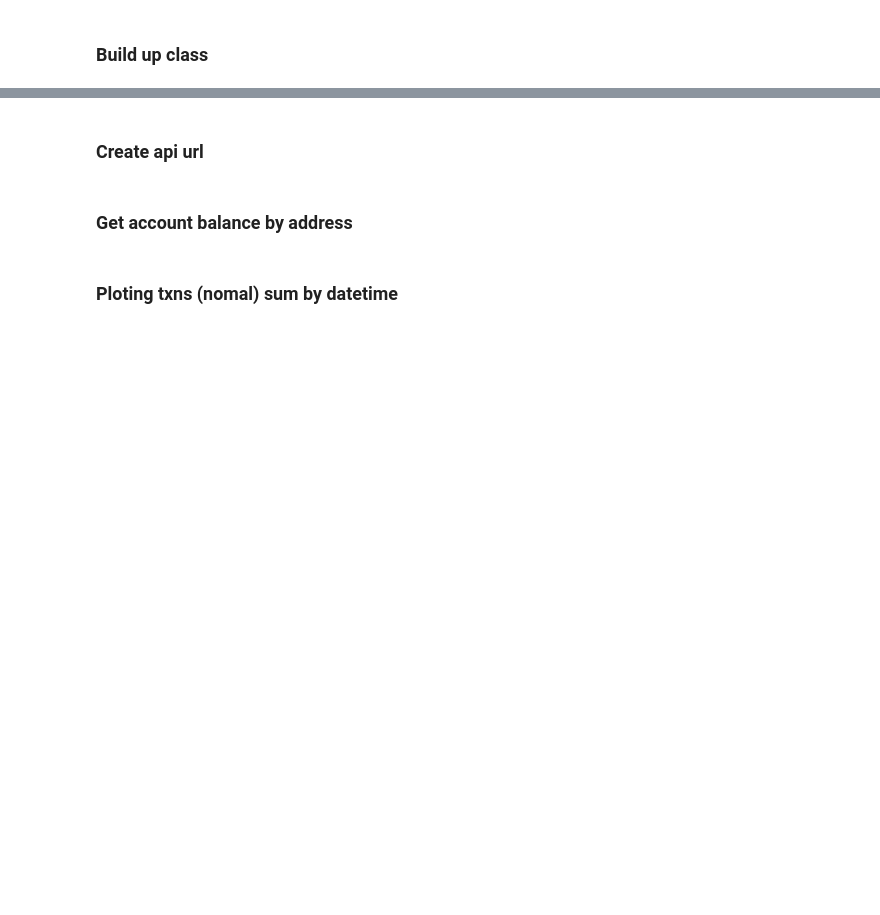
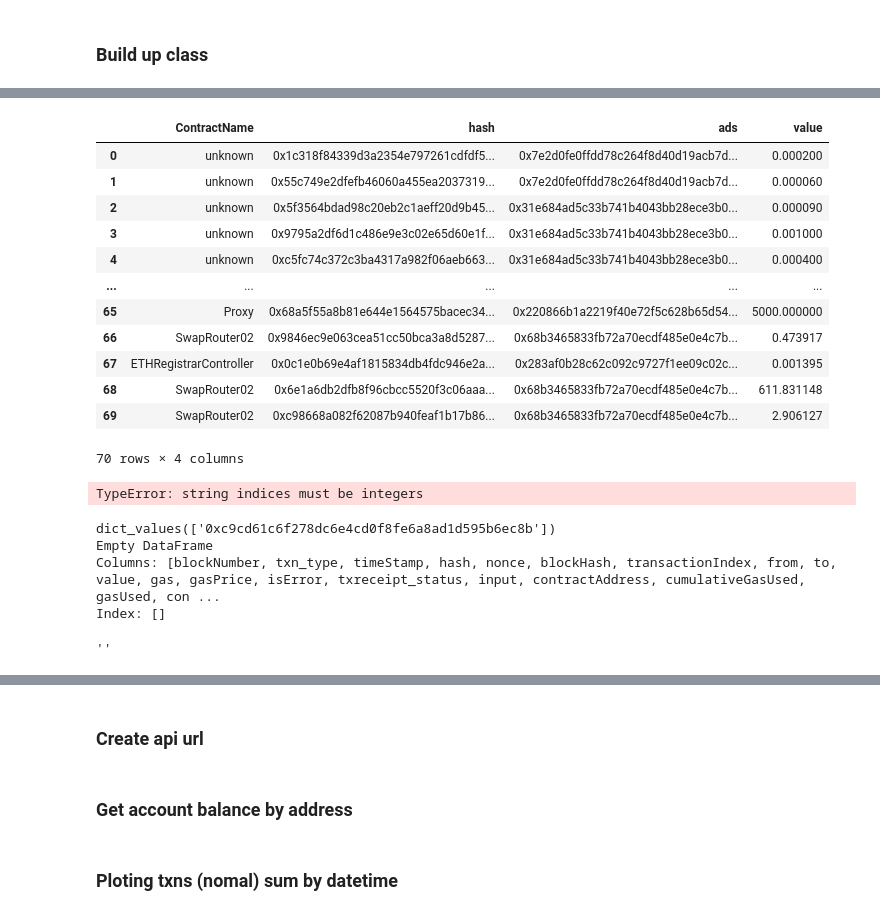
Before and after one commit to j20963j2000/etherscan_analysis_streamlit, a Jupyter notebook: notebook/etherscan_analysis.ipynb, the cells around one changed output, grey strips where cells are left out. Saved outputs shown, nothing was run; the diff lists cells and outputs as text; code cells hidden in the pictures; blank space fills up the shorter version.

Commit message:
add config.py, contract_df related functions

```diff
--- a/notebook/etherscan_analysis.ipynb
+++ b/notebook/etherscan_analysis.ipynb
@@ -214,3 +249,75 @@ get_txns.get_normal_txns()
+# %%
+contract_df = pd.DataFrame(contarct_list)
+# output
+# 	                                             hash                                          ads	   value
+# 0	0x1c318f84339d3a2354e797261cdfdf592d35477c5c28...	0x7e2d0fe0ffdd78c264f8d40d19acb7d04390c6e8	0.000200
+# 1	0x55c749e2dfefb46060a455ea2037319c802c8f76008d...	0x7e2d0fe0ffdd78c264f8d40d19acb7d04390c6e8	0.000060
+# %%
+contract_name = {}
+for i in contarct_set:
+    name = get_contract_name(i)
+    if name == "":
+        contract_name[i] = "unknown"
+    else:
+        contract_name[i] = name
+
+# output
+# {'0xc9cd61c6f278dc6e4cd0f8fe6a8ad1d595b6ec8b': '',
+#  '0xb671c3883307cf05bb3dff77a9754e87b4347195': 'HFConditionalTransfer',
+#  '0x2136bbba2edca21afdddee838fff19ea70d10f03': 'EtherDelta',
+#  '0xfc209f3506ee55ea9c14ebe6df5bd45c1338f085': 'Deed',...}
+# %%
+contract_df.insert(0, "ContractName", "unknown")
+# %%
+for ads in contract_name:
+    # df.loc[df.grades>50,'result']='success'
+    contract_df.loc[contract_df.ads == ads, "ContractName"] = contract_name[ads]
+# %%
+contract_df
+# %% [output]
+|  | ContractName | hash | ads | value |
+| 0 | unknown | 0x1c318f84339d3a2354e797261cdfdf5... | 0x7e2d0fe0ffdd78c264f8d40d19acb7d... | 0.000200 |
+| 1 | unknown | 0x55c749e2dfefb46060a455ea2037319... | 0x7e2d0fe0ffdd78c264f8d40d19acb7d... | 0.000060 |
+| 2 | unknown | 0x5f3564bdad98c20eb2c1aeff20d9b45... | 0x31e684ad5c33b741b4043bb28ece3b0... | 0.000090 |
+| 3 | unknown | 0x9795a2df6d1c486e9e3c02e65d60e1f... | 0x31e684ad5c33b741b4043bb28ece3b0... | 0.001000 |
+| 4 | unknown | 0xc5fc74c372c3ba4317a982f06aeb663... | 0x31e684ad5c33b741b4043bb28ece3b0... | 0.000400 |
+| ... | ... | ... | ... | ... |
+| 65 | Proxy | 0x68a5f55a8b81e644e1564575bacec34... | 0x220866b1a2219f40e72f5c628b65d54... | 5000.000000 |
+| 66 | SwapRouter02 | 0x9846ec9e063cea51cc50bca3a8d5287... | 0x68b3465833fb72a70ecdf485e0e4c7b... | 0.473917 |
+| 67 | ETHRegistrarController | 0x0c1e0b69e4af1815834db4fdc946e2a... | 0x283af0b28c62c092c9727f1ee09c02c... | 0.001395 |
+| 68 | SwapRouter02 | 0x6e1a6db2dfb8f96cbcc5520f3c06aaa... | 0x68b3465833fb72a70ecdf485e0e4c7b... | 611.831148 |
+| 69 | SwapRouter02 | 0xc98668a082f62087b940feaf1b17b86... | 0x68b3465833fb72a70ecdf485e0e4c7b... | 2.906127 |
+70 rows × 4 columns
+# %%
+contract_list = []
+for hash_ads in list(contarct_set):
+    hash = hash_ads[0]
+    ads = hash_ads[1]
+    name = get_contract_name(ads)
+    result = {name : ads}
+    # print(name)
+    if name == "":
+        result = {"unknown" : ads}
+        print(result)
+    else:
+        print(result)
+    contract_list.append(result)
+# %% [output]
+TypeError: string indices must be integers
+# %%
+for contra in contract_list:
+    print(contra.values())
+    print(tmp_df[tmp_df["from"] == contra.values()])
+    break
+# %% [output]
+dict_values(['0xc9cd61c6f278dc6e4cd0f8fe6a8ad1d595b6ec8b'])
+Empty DataFrame
+Columns: [blockNumber, txn_type, timeStamp, hash, nonce, blockHash, transactionIndex, from, to, value, gas, gasPrice, isError, txreceipt_status, input, contractAddress, cumulativeGasUsed, gasUsed, con ...
+Index: []
+# %%
+get_contract_name("0x283af0b28c62c092c9727f1ee09c02ca627eb7f5")
+# %% [output]
+''
 # %%
 for txn in get_txns.get_internal_txns():
     print("From :", txn["from"])
```
Also changed, not shown: parts of 34 cells of this notebook, 3 other files.
